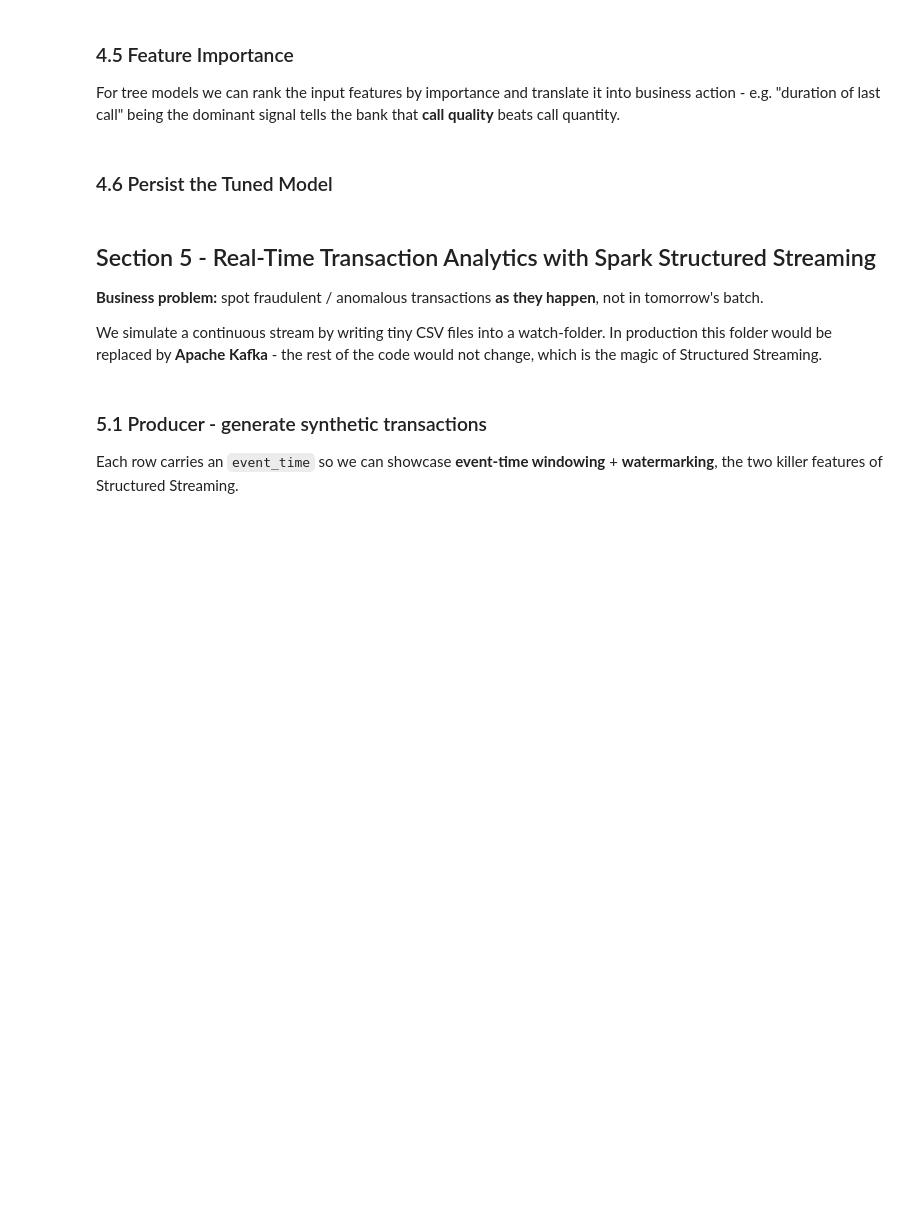
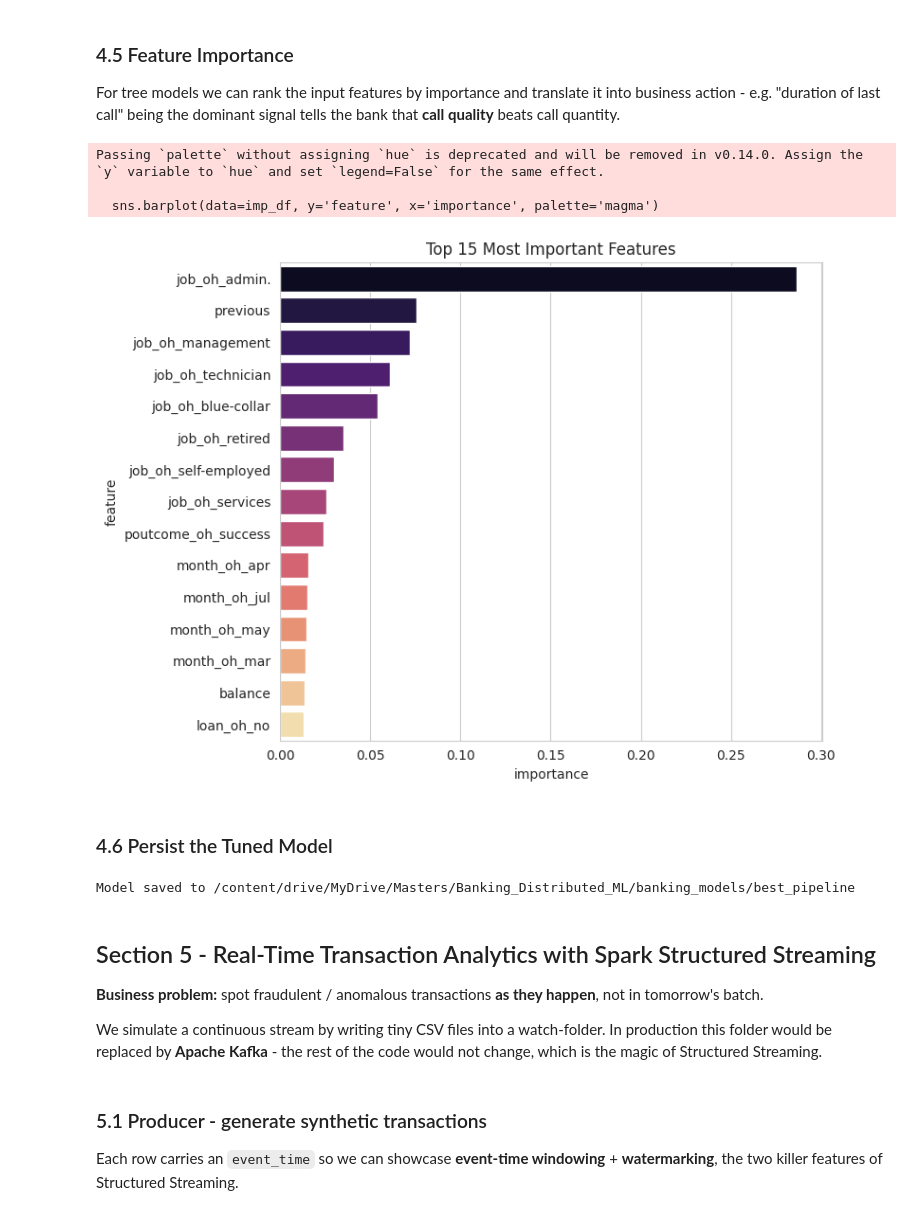
Before and after one commit to zohaibsheikh007/Banking_Distributed_ML, a Jupyter notebook: Banking_Distributed_ML_Project.ipynb, the cells around one changed output. Cells and saved outputs as stored; diff of their text form; code cells hidden in the pictures; blank space fills up the shorter version.

```diff
--- a/Banking_Distributed_ML_Project.ipynb
+++ b/Banking_Distributed_ML_Project.ipynb
@@ -52,7 +54,7 @@ We tune three key configs:
 - `spark.executor.memory=2g` - matches Colab's free tier RAM ceiling.
 - `spark.eventLog.enabled=true` - turns on event logging so we can inspect job DAGs in the Spark History Server (resource monitoring).
 # %%
-EVENT_LOG_DIR = '/content/spark-events'
+EVENT_LOG_DIR = '/content/drive/MyDrive/Masters/Banking_Distributed_ML/spark-events'
 os.makedirs(EVENT_LOG_DIR, exist_ok=True)
 
 spark = (
@@ -74,7 +80,7 @@ print('Default parallelism (cores):', spark.sparkContext.defaultParallelism)
 
 We declare an **explicit schema** instead of letting Spark infer it. Schema inference is convenient but in distributed land it triggers an extra pass over the data, which is expensive on large files. Declaring the schema is a best-practice optimization.
 # %%
-DATA_PATH = '/content/drive/MyDrive/data/bank.csv'
+DATA_PATH = '/content/drive/MyDrive/Masters/Banking_Distributed_ML/dataset/bank.csv'
 
 schema = StructType([
     StructField('age',       IntegerType(), True),
@@ -508,28 +733,54 @@ For tree models we can rank the input features by importance and translate it in
 # %%
 best_pipeline_model = cv_model.bestModel
 best_clf = best_pipeline_model.stages[-1]
 
 if hasattr(best_clf, 'featureImportances'):
     importances = best_clf.featureImportances.toArray()
-    feature_names = numeric + [c + '_oh' for c in categorical]
+
+    # Apply the full pipeline model to a small subset of the training data
+    # This ensures all intermediate feature engineering steps (like one-hot encoding)
+    # are applied before we try to extract the metadata for the 'features' column.
+    temp_transformed_df = best_pipeline_model.transform(train_df.limit(1))
+
+    # Extract feature names directly from the VectorAssembler's output metadata
+    # which is now correctly available in the transformed DataFrame.
+    features_col_metadata = temp_transformed_df.schema['features'].metadata
+
+    feature_names = []
+    if 'ml_attr' in features_col_metadata:
+        ml_attr_data = features_col_metadata['ml_attr']
+        if 'attrs' in ml_attr_data:
+            # ml_attr_data['attrs'] is a dictionary where keys are types (e.g., 'numeric', 'binary')
+            # and values are lists of dictionaries containing attribute details.
+            for attr_type_list in ml_attr_data['attrs'].values():
+                for attr in attr_type_list:
+                    feature_names.append(attr['name'])
+
     imp_df = (pd.DataFrame({'feature': feature_names, 'importance': importances})
                 .sort_values('importance', ascending=False)
                 .head(15))
 
     plt.figure(figsize=(8, 6))
     sns.barplot(data=imp_df, y='feature', x='importance', palette='magma')
     plt.title('Top 15 Most Important Features')
     plt.tight_layout(); plt.show()
     imp_df
 else:
     print('Logistic regression - inspect coefficients instead.')
+# %% [output]
+Passing `palette` without assigning `hue` is deprecated and will be removed in v0.14.0. Assign the `y` variable to `hue` and set `legend=False` for the same effect.
+
+  sns.barplot(data=imp_df, y='feature', x='importance', palette='magma')
+[figure, added]
 # %% [markdown]
 ### 4.6 Persist the Tuned Model
 # %%
-MODEL_PATH = '/content/drive/MyDrive/banking_models/best_pipeline'
+MODEL_PATH = '/content/drive/MyDrive/Masters/Banking_Distributed_ML/banking_models/best_pipeline'
 shutil.rmtree(MODEL_PATH, ignore_errors=True)
 cv_model.bestModel.write().overwrite().save(MODEL_PATH)
 print('Model saved to', MODEL_PATH)
+# %% [output]
+Model saved to /content/drive/MyDrive/Masters/Banking_Distributed_ML/banking_models/best_pipeline
 # %% [markdown]
 ## Section 5 - Real-Time Transaction Analytics with Spark Structured Streaming
 
```
Also changed, not shown: parts of 39 cells of this notebook.
